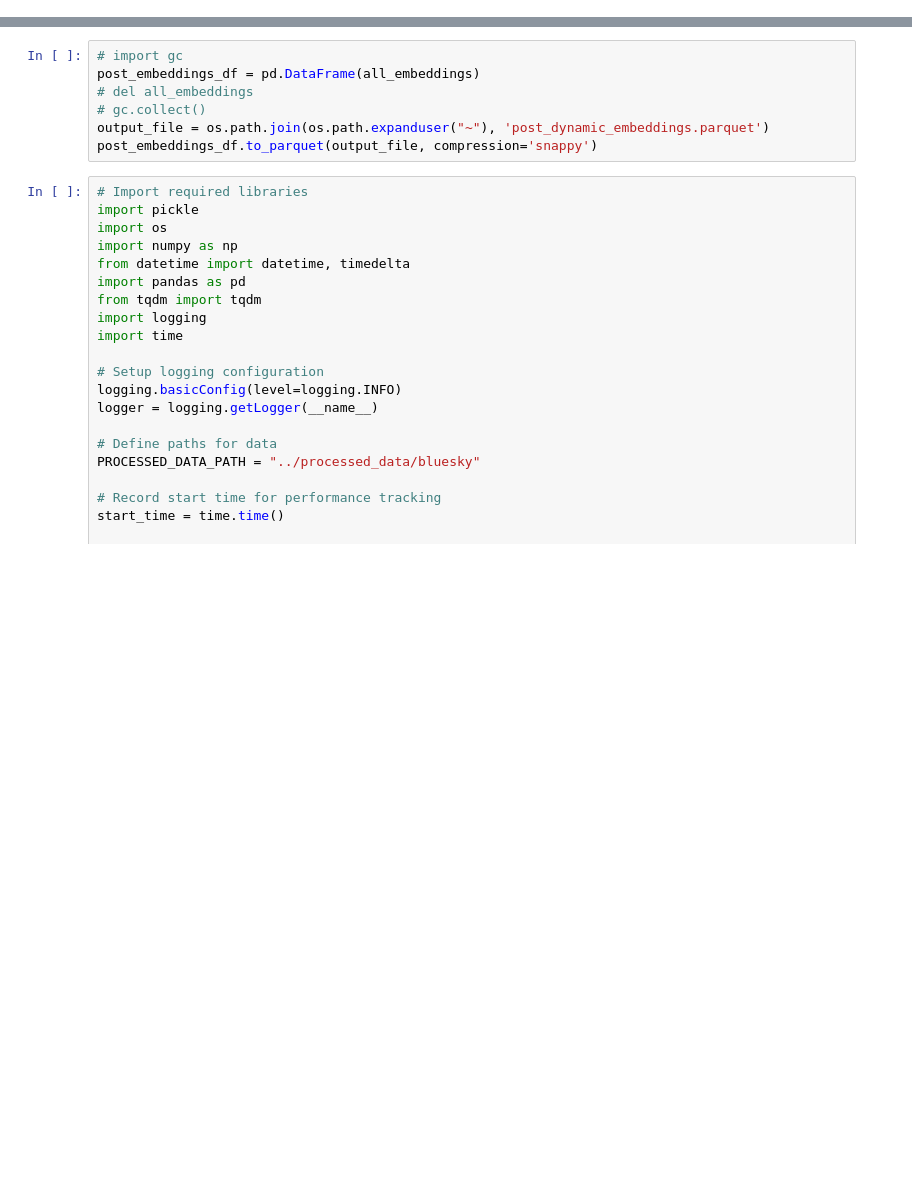
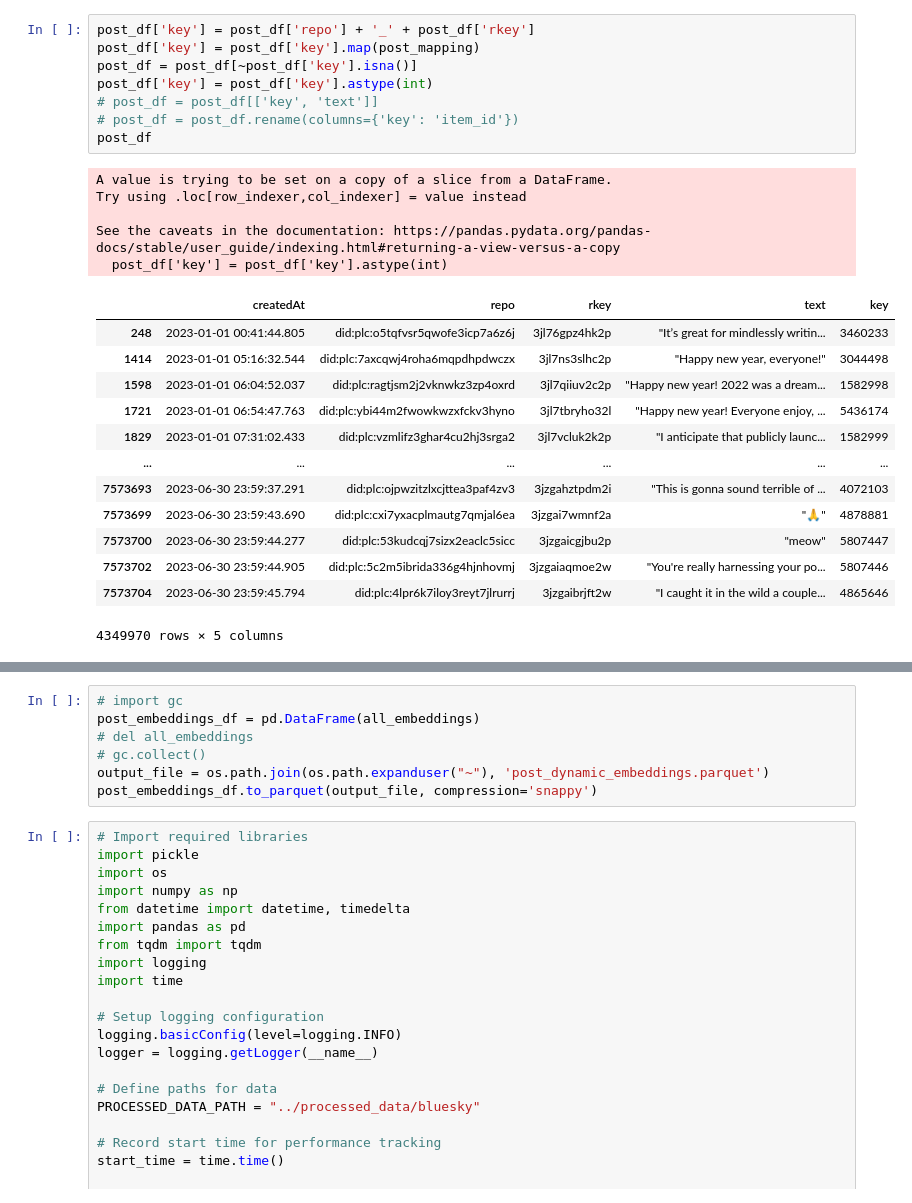
Before and after one commit to bbeat2782/Bluesky-GraphRec, a Jupyter notebook: consumer-producer/precompute_post_embeddings.ipynb, the cells around one changed output, grey strips where cells are left out. Drawn from its saved outputs; the diff is of its cells as text; blank space fills up the shorter version.

```diff
--- a/consumer-producer/precompute_post_embeddings.ipynb
+++ b/consumer-producer/precompute_post_embeddings.ipynb
@@ -0,0 +38,27 @@
+# %%
+post_df['key'] = post_df['repo'] + '_' + post_df['rkey']
+post_df['key'] = post_df['key'].map(post_mapping)
+post_df = post_df[~post_df['key'].isna()]
+post_df['key'] = post_df['key'].astype(int)
+# post_df = post_df[['key', 'text']]
+# post_df = post_df.rename(columns={'key': 'item_id'})
+post_df
+# %% [output]
+A value is trying to be set on a copy of a slice from a DataFrame.
+Try using .loc[row_indexer,col_indexer] = value instead
+
+See the caveats in the documentation: https://pandas.pydata.org/pandas-docs/stable/user_guide/indexing.html#returning-a-view-versus-a-copy
+  post_df['key'] = post_df['key'].astype(int)
+|  | createdAt | repo | rkey | text | key |
+| 248 | 2023-01-01 00:41:44.805 | did:plc:o5tqfvsr5qwofe3icp7a6z6j | 3jl76gpz4hk2p | "It’s great for mindlessly writin... | 3460233 |
+| 1414 | 2023-01-01 05:16:32.544 | did:plc:7axcqwj4roha6mqpdhpdwczx | 3jl7ns3slhc2p | "Happy new year, everyone!" | 3044498 |
+| 1598 | 2023-01-01 06:04:52.037 | did:plc:ragtjsm2j2vknwkz3zp4oxrd | 3jl7qiiuv2c2p | "Happy new year! 2022 was a dream... | 1582998 |
+| 1721 | 2023-01-01 06:54:47.763 | did:plc:ybi44m2fwowkwzxfckv3hyno | 3jl7tbryho32l | "Happy new year! Everyone enjoy, ... | 5436174 |
+| 1829 | 2023-01-01 07:31:02.433 | did:plc:vzmlifz3ghar4cu2hj3srga2 | 3jl7vcluk2k2p | "I anticipate that publicly launc... | 1582999 |
+| ... | ... | ... | ... | ... | ... |
+| 7573693 | 2023-06-30 23:59:37.291 | did:plc:ojpwzitzlxcjttea3paf4zv3 | 3jzgahztpdm2i | "This is gonna sound terrible of ... | 4072103 |
+| 7573699 | 2023-06-30 23:59:43.690 | did:plc:cxi7yxacplmautg7qmjal6ea | 3jzgai7wmnf2a | "🙏" | 4878881 |
+| 7573700 | 2023-06-30 23:59:44.277 | did:plc:53kudcqj7sizx2eaclc5sicc | 3jzgaicgjbu2p | "meow" | 5807447 |
+| 7573702 | 2023-06-30 23:59:44.905 | did:plc:5c2m5ibrida336g4hjnhovmj | 3jzgaiaqmoe2w | "You're really harnessing your po... | 5807446 |
+| 7573704 | 2023-06-30 23:59:45.794 | did:plc:4lpr6k7iloy3reyt7jlrurrj | 3jzgaibrjft2w | "I caught it in the wild a couple... | 4865646 |
+4349970 rows × 5 columns
```
Also changed, not shown: parts of 7 cells of this notebook, 8 other files.
